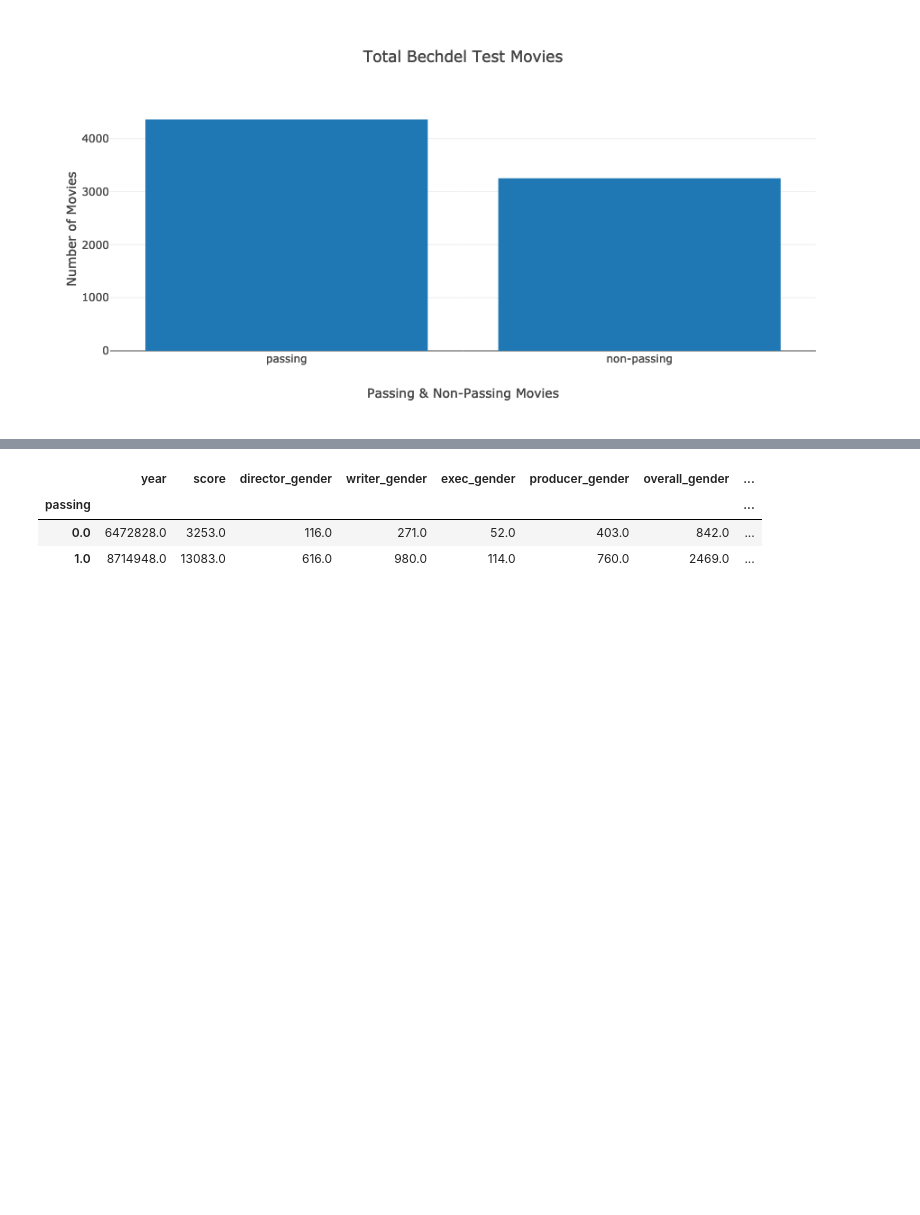
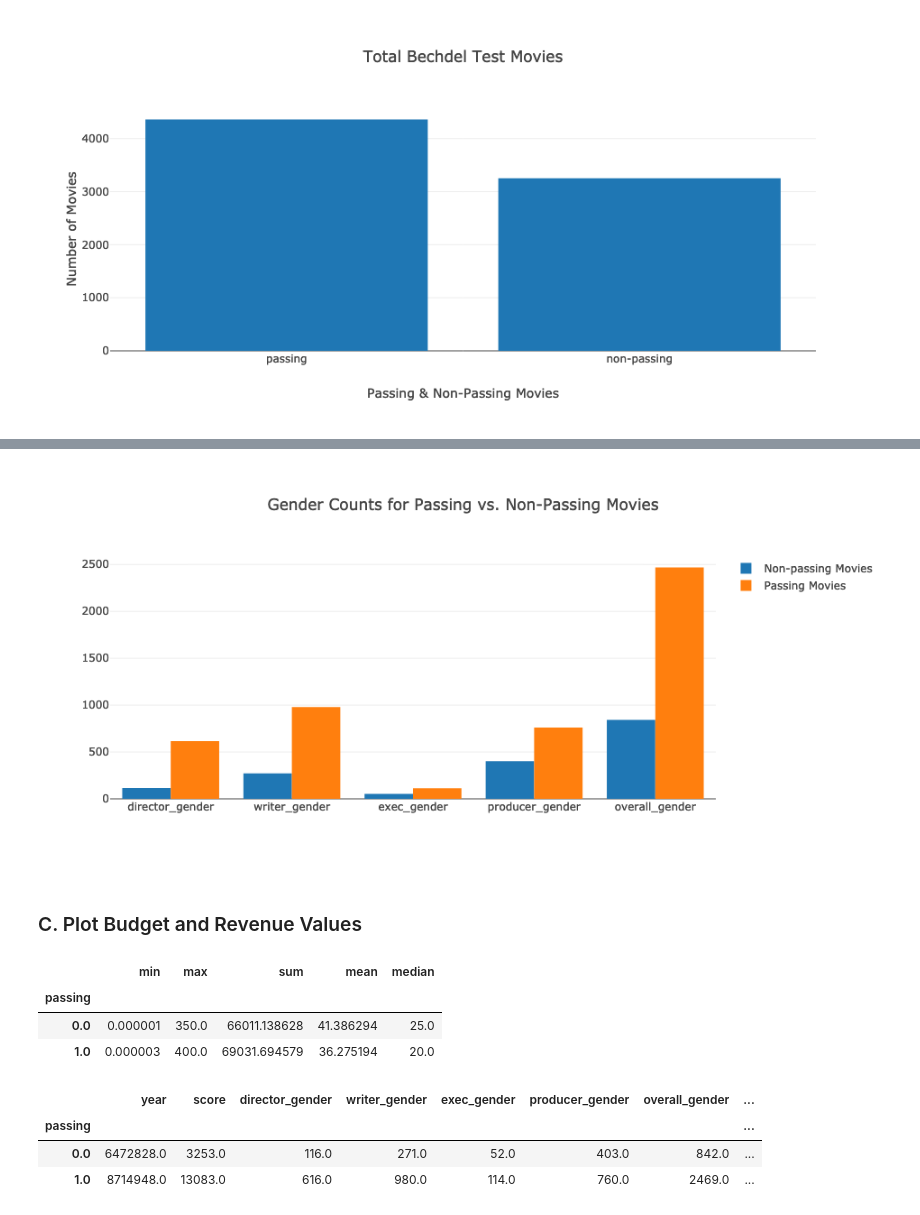
Before and after one commit to MagicMilly/women-in-film-analysis-dashboard, a Jupyter notebook: plotly_visualizations.ipynb, the cells around one changed output, grey strips where cells are left out. Cells and saved outputs as stored; diff of their text form; code cells hidden in the pictures; blank space fills up the shorter version.

```diff
--- a/plotly_visualizations.ipynb
+++ b/plotly_visualizations.ipynb
@@ -153,0 +170,2 @@ iplot(fig)
+# %%
+gender_columns = bechdel_df.columns[5:10]
@@ -154,3 +179,35 @@ iplot(fig)
+# %%
+trace0 = go.Bar(
+    x=[col for col in gender_columns],
+    y=[val for val in bechdel_df.groupby('passing')[gender_columns].sum().values[0]],
+    name='Non-passing Movies'
+)
+
+trace1 = go.Bar(
+    x=[col for col in gender_columns],
+    y=[val for val in bechdel_df.groupby('passing')[gender_columns].sum().values[1]],
+    name='Passing Movies'
+)
+data = [trace0, trace1]
+
+layout = go.Layout(
+    title="Gender Counts for Passing vs. Non-Passing Movies",
+    barmode=('group')
+)
+
+fig = go.Figure(data=data, layout=layout)
+iplot(fig)
+# %% [output]
+[figure, added]
+# %% [markdown]
+### C. Plot Budget and Revenue Values
+# %%
+budget_revenue_grouped = budget_and_revenue_df.groupby('passing').budget_millions.agg(['min', 'max', 'sum', 'mean', 'median'])
+# %% [output]
+|  | min | max | sum | mean | median |
+| passing |  |  |  |  |  |
+| 0.0 | 0.000001 | 350.0 | 66011.138628 | 41.386294 | 25.0 |
+| 1.0 | 0.000003 | 400.0 | 69031.694579 | 36.275194 | 20.0 |
 # %%
 bechdel_df.groupby('passing').sum()
 # %% [output]
```
Also changed, not shown: parts of 6 cells of this notebook.
